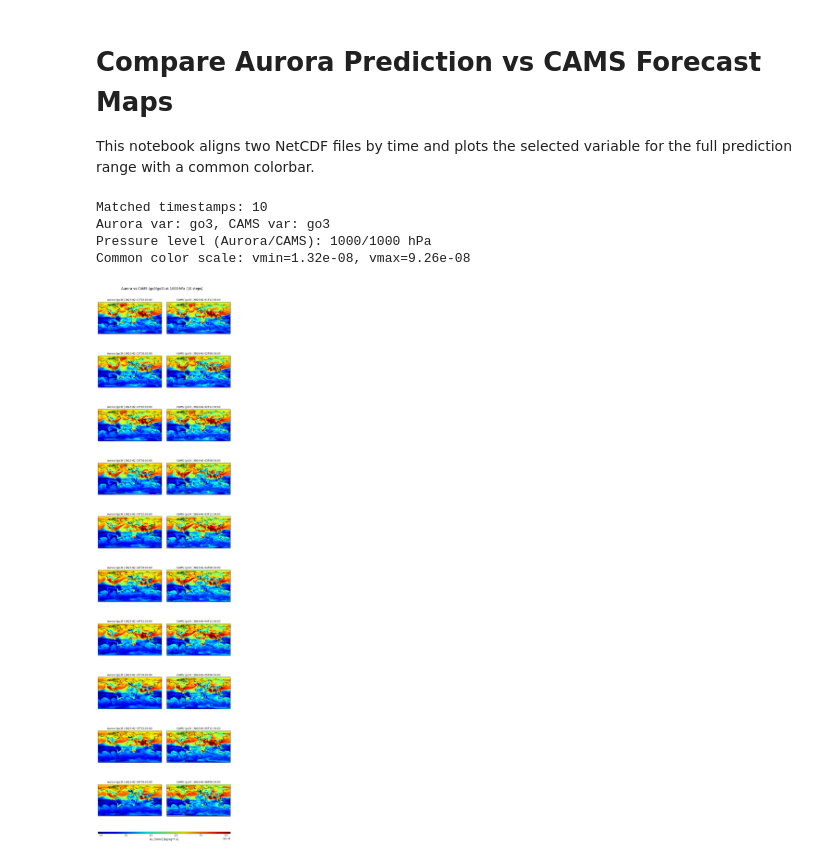
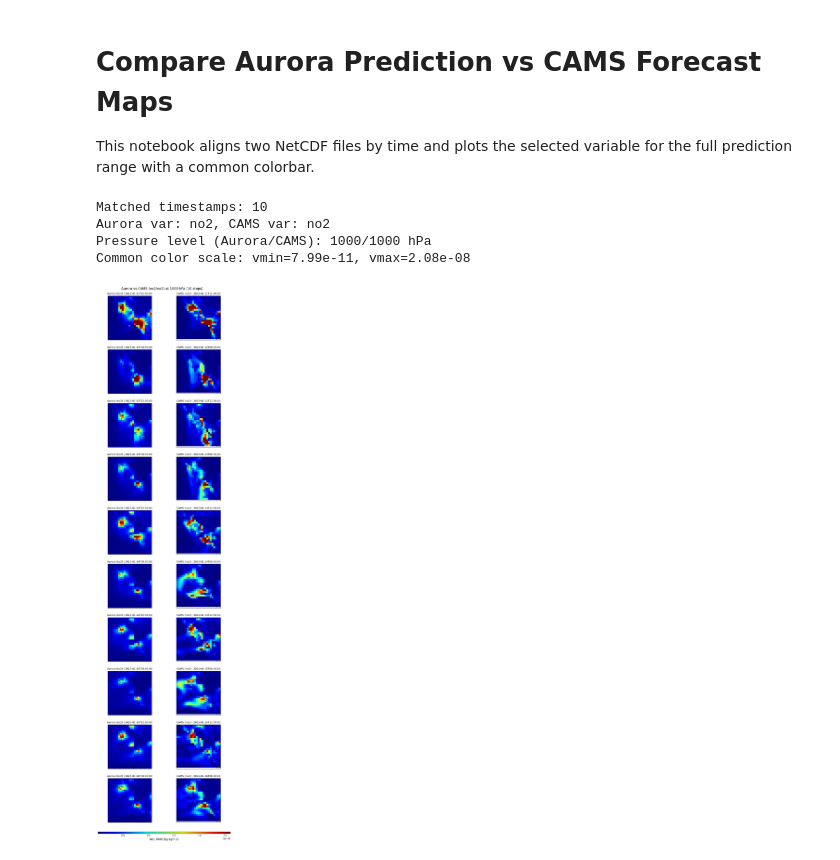
Before and after one commit to midatm1234/aurora, a Jupyter notebook: examples/cams_compare_variable.ipynb, the cells around one changed output. Saved outputs shown, nothing was run; the diff lists cells and outputs as text; code cells hidden in the pictures.

Commit message:
Update CAMS notebooks and ignore GIF outputs

```diff
--- a/examples/cams_compare_variable.ipynb
+++ b/examples/cams_compare_variable.ipynb
@@ -3,17 +3,17 @@
 from pathlib import Path
 
 # Input files
-AURORA_PREDICTION_FILE = "/mnt/data2/cams/aurora-cams-predictions_2026-02-01_2026-02-06.nc"
-CAMS_FORECAST_FILE = "/mnt/data2/cams/2026-02-01T00Z-cams-forecast-atmospheric.nc"
+AURORA_PREDICTION_FILE = "/mnt/data2/cams/aurora-cams-predictions_2025-01-11_2025-01-16.nc"
+CAMS_FORECAST_FILE = "/mnt/data2/cams/2025-01-11T00Z-cams-forecast-atmospheric.nc"
 
 # Variable selection. Keep these equal if both files use the same name.
-AURORA_VAR_NAME = "go3"
-CAMS_VAR_NAME = "go3"
+AURORA_VAR_NAME = "no2"
+CAMS_VAR_NAME = "no2"
 
 # Display labels (can differ from variable names)
 AURORA_PLOT_LABEL = AURORA_VAR_NAME
 CAMS_PLOT_LABEL = CAMS_VAR_NAME
-COLORBAR_LABEL = "O$_3$ MMR"  # None -> auto label with unit(s)
+COLORBAR_LABEL = "NO$_2$ MMR"  # None -> auto label with unit(s)
 
 # For 3D variables with pressure_level (set None for surface variables).
 PRESSURE_LEVEL_HPA = 1000
@@ -28,9 +28,25 @@ FIGSIZE_PER_PANEL = (3.6, 3.0)
 COLOR_PERCENTILES = (1, 99)  # common color scale across both datasets
 COLORMAP = "jet"
 
+# Spatial boundary: tuples in degrees as (min, max). Use None for full domain.
+LATITUDE_BOUNDARY = (30.0, 40.0)  # Example: (20.0, 55.0)
+LONGITUDE_BOUNDARY = (-125.0, -115.0)  # Example: (-130.0, -60.0)
+
+
+# GIF output
+GENERATE_GIFS = True
+GIF_NUM_STEPS = 10
+GIF_FRAME_DURATION_MS = 700
+AURORA_GIF_OUTPUT = f"/mnt/data2/aurora/examples/aurora_{AURORA_VAR_NAME}_{PRESSURE_LEVEL_HPA}hpa_10plots.gif"
+CAMS_GIF_OUTPUT = f"/mnt/data2/aurora/examples/cams_{AURORA_VAR_NAME}_{PRESSURE_LEVEL_HPA}hpa_10plots.gif"
 # Cartopy background
 LAND_FACE_COLOR = "#f0efe8"
 COASTLINE_LINEWIDTH = 0.5
+SHOW_COUNTRY_BOUNDARIES = False
+SHOW_STATE_BOUNDARIES = False
+BOUNDARY_LINE_COLOR = "#4a4a4a"
+COUNTRY_BOUNDARY_LINEWIDTH = 0.45
+STATE_BOUNDARY_LINEWIDTH = 0.35
 # %% [markdown]
 # Compare Aurora Prediction vs CAMS Forecast Maps
 
@@ -326,6 +533,17 @@ if common_time.size == 0:
 aurora_var = aurora_var.sel(time=common_time)
 cams_var = cams_var.sel(time=common_time)
 
+aurora_var = _apply_latlon_boundary(
+    aurora_var,
+    latitude_boundary=LATITUDE_BOUNDARY,
+    longitude_boundary=LONGITUDE_BOUNDARY,
+)
+cams_var = _apply_latlon_boundary(
+    cams_var,
+    latitude_boundary=LATITUDE_BOUNDARY,
+    longitude_boundary=LONGITUDE_BOUNDARY,
+)
+
 # Shared color scale across both datasets/time range.
 stack = np.concatenate([aurora_var.values.ravel(), cams_var.values.ravel()])
 stack = stack[np.isfinite(stack)]
@@ -343,30 +561,32 @@ if aurora_level is not None:
 print(f"Common color scale: vmin={vmin:.3g}, vmax={vmax:.3g}")
 # %% [output]
 Matched timestamps: 10
-Aurora var: go3, CAMS var: go3
+Aurora var: no2, CAMS var: no2
 Pressure level (Aurora/CAMS): 1000/1000 hPa
-Common color scale: vmin=1.32e-08, vmax=9.26e-08
+Common color scale: vmin=7.99e-11, vmax=2.08e-08
 # %%
 title_suffix = ""
 if PRESSURE_LEVEL_HPA is not None:
     title_suffix = f" at {aurora_level if aurora_level is not None else PRESSURE_LEVEL_HPA} hPa"
 
 _plot_map_pairs_by_time(
     aurora_var,
     cams_var,
     title_prefix=(
         f"Aurora vs CAMS ({AURORA_PLOT_LABEL}/{CAMS_PLOT_LABEL}){title_suffix} "
         f"({len(aurora_var.time)} steps)"
     ),
     vmin=vmin,
     vmax=vmax,
     cmap=COLORMAP,
     aurora_label=AURORA_PLOT_LABEL,
     cams_label=CAMS_PLOT_LABEL,
     colorbar_label=COLORBAR_LABEL,
+    latitude_boundary=LATITUDE_BOUNDARY,
+    longitude_boundary=LONGITUDE_BOUNDARY,
 )
 # %% [output]
-[figure, old version]
+[figure, new version]
 # %%
 _plot_global_boxplots_by_time(
     aurora_var,
```
Also changed, not shown: parts of 3 cells of this notebook, 2 other files.
